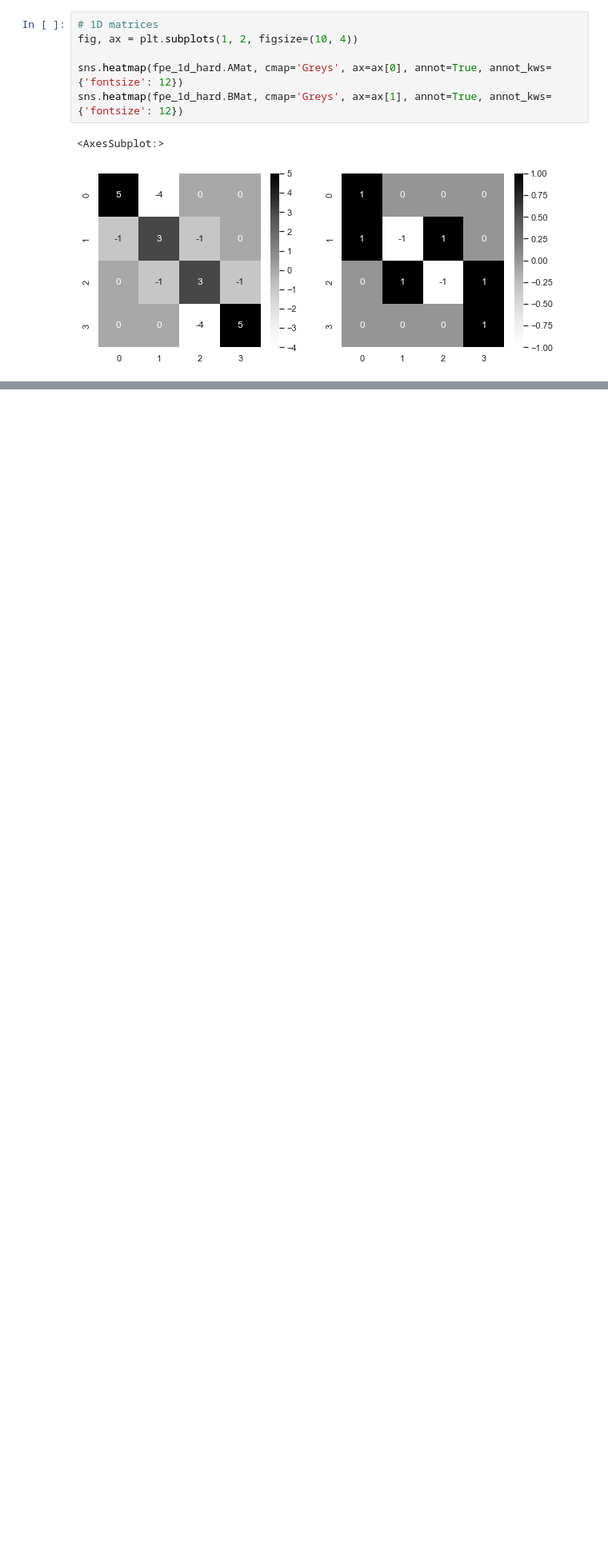
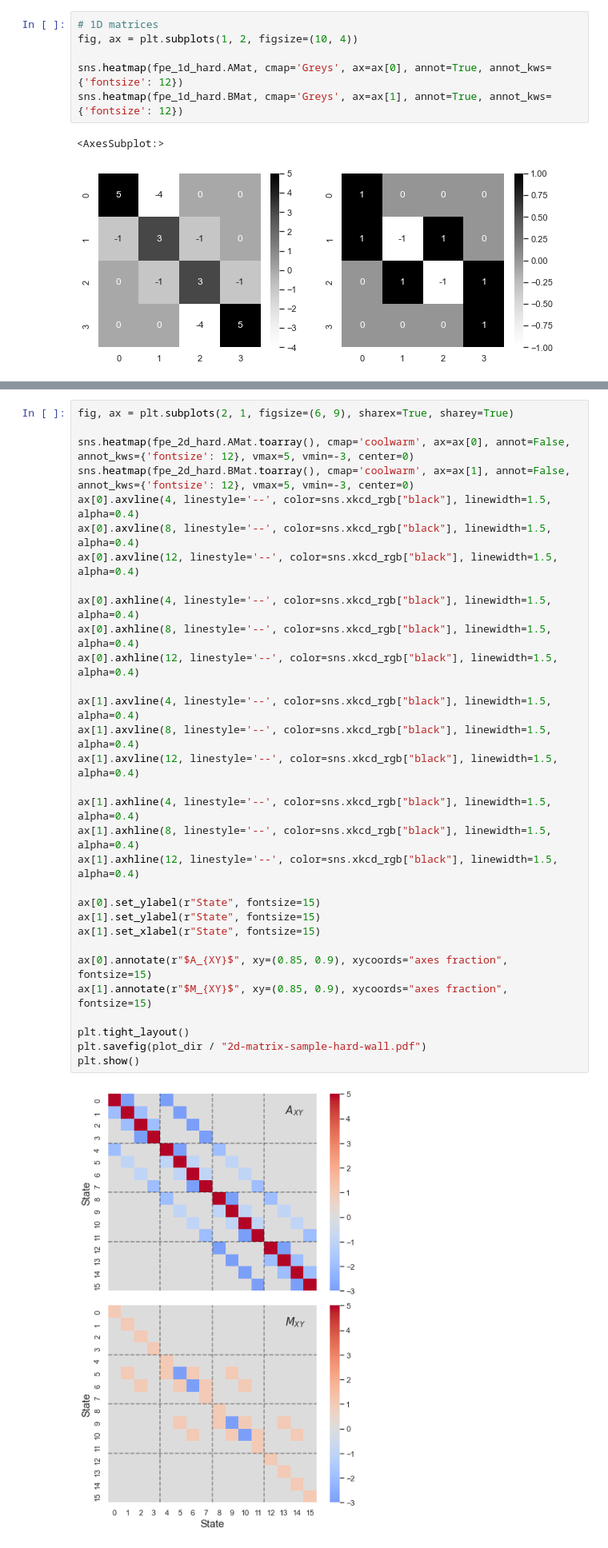
Before and after one commit to StevenJLarge/FokkerPlanck, a Jupyter notebook: notebooks/10-slarge-2d-integrator-pt3.ipynb, the cells around one changed output, grey strips where cells are left out. Shown at 80% size. Cells and saved outputs as stored; diff of their text form; blank space fills up the shorter version.

```diff
--- a/notebooks/10-slarge-2d-integrator-pt3.ipynb
+++ b/notebooks/10-slarge-2d-integrator-pt3.ipynb
@@ -172,0 +170,33 @@ plt.show()
+# %%
+fig, ax = plt.subplots(2, 1, figsize=(6, 9), sharex=True, sharey=True)
+
+sns.heatmap(fpe_2d_hard.AMat.toarray(), cmap='coolwarm', ax=ax[0], annot=False, annot_kws={'fontsize': 12}, vmax=5, vmin=-3, center=0)
+sns.heatmap(fpe_2d_hard.BMat.toarray(), cmap='coolwarm', ax=ax[1], annot=False, annot_kws={'fontsize': 12}, vmax=5, vmin=-3, center=0)
+ax[0].axvline(4, linestyle='--', color=sns.xkcd_rgb["black"], linewidth=1.5, alpha=0.4)
+ax[0].axvline(8, linestyle='--', color=sns.xkcd_rgb["black"], linewidth=1.5, alpha=0.4)
+ax[0].axvline(12, linestyle='--', color=sns.xkcd_rgb["black"], linewidth=1.5, alpha=0.4)
+
+ax[0].axhline(4, linestyle='--', color=sns.xkcd_rgb["black"], linewidth=1.5, alpha=0.4)
+ax[0].axhline(8, linestyle='--', color=sns.xkcd_rgb["black"], linewidth=1.5, alpha=0.4)
+ax[0].axhline(12, linestyle='--', color=sns.xkcd_rgb["black"], linewidth=1.5, alpha=0.4)
+
+ax[1].axvline(4, linestyle='--', color=sns.xkcd_rgb["black"], linewidth=1.5, alpha=0.4)
+ax[1].axvline(8, linestyle='--', color=sns.xkcd_rgb["black"], linewidth=1.5, alpha=0.4)
+ax[1].axvline(12, linestyle='--', color=sns.xkcd_rgb["black"], linewidth=1.5, alpha=0.4)
+
+ax[1].axhline(4, linestyle='--', color=sns.xkcd_rgb["black"], linewidth=1.5, alpha=0.4)
+ax[1].axhline(8, linestyle='--', color=sns.xkcd_rgb["black"], linewidth=1.5, alpha=0.4)
+ax[1].axhline(12, linestyle='--', color=sns.xkcd_rgb["black"], linewidth=1.5, alpha=0.4)
+
+ax[0].set_ylabel(r"State", fontsize=15)
+ax[1].set_ylabel(r"State", fontsize=15)
+ax[1].set_xlabel(r"State", fontsize=15)
+
+ax[0].annotate(r"$A_{XY}$", xy=(0.85, 0.9), xycoords="axes fraction", fontsize=15)
+ax[1].annotate(r"$M_{XY}$", xy=(0.85, 0.9), xycoords="axes fraction", fontsize=15)
+
+plt.tight_layout()
+plt.savefig(plot_dir / "2d-matrix-sample-hard-wall.pdf")
+plt.show()
+# %% [output]
+[figure, added]
```
Also changed, not shown: parts of 4 cells of this notebook, 2 other files.
